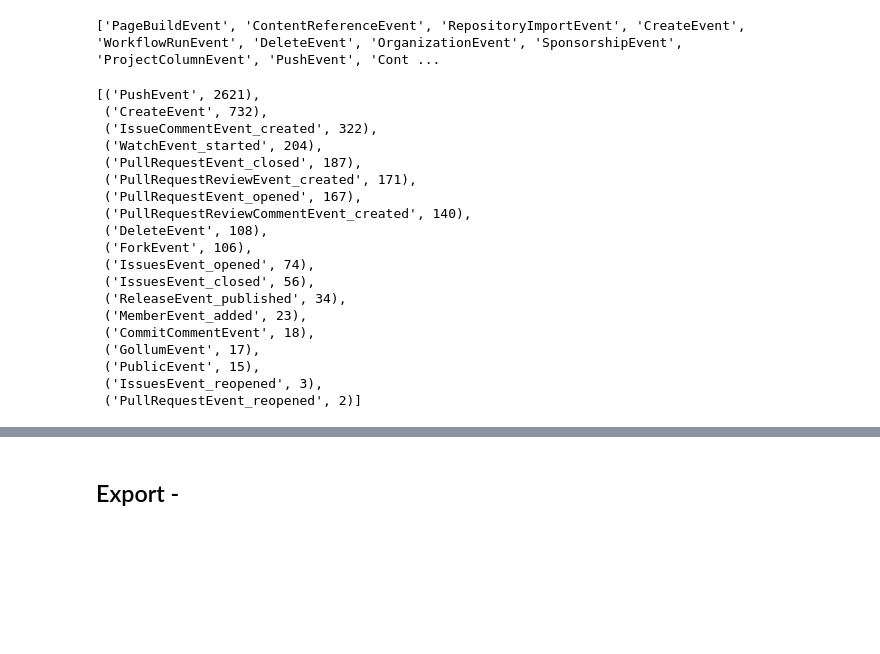
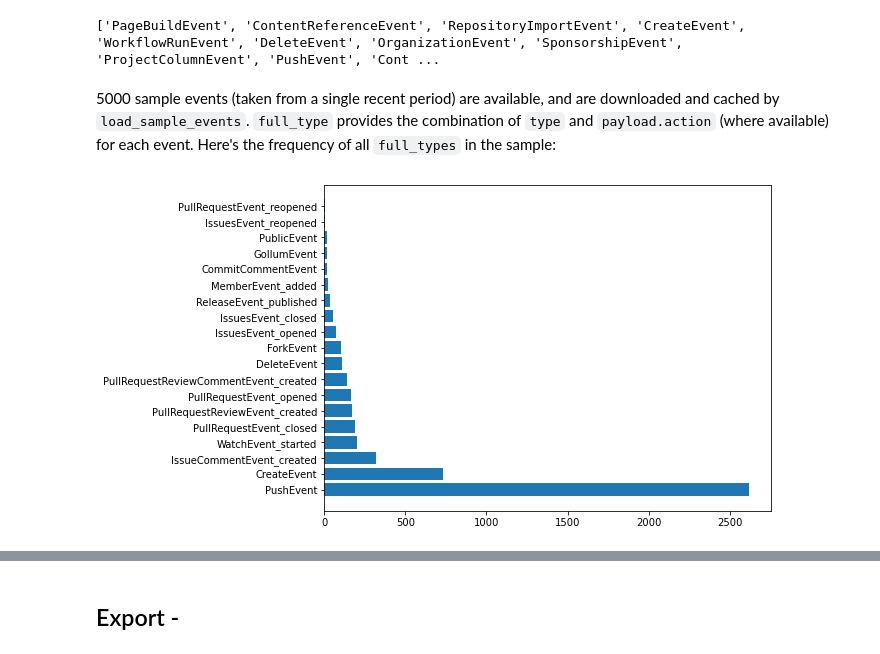
Before and after one commit to fastai/ghapi, a Jupyter notebook: 04_event.ipynb, the cells around one changed output, grey strips where cells are left out. Cells and saved outputs as stored; diff of their text form; code cells hidden in the pictures; blank space fills up the shorter version.

```diff
--- a/04_event.ipynb
+++ b/04_event.ipynb
@@ -137,3 +145,12 @@ def save_sample_events(n=5000):
+# %% [markdown]
+5000 sample events (taken from a single recent period) are available, and are downloaded and cached by `load_sample_events`. `full_type` provides the combination of `type` and `payload.action` (where available) for each event. Here's the frequency of all `full_types` in the sample:
+# %%
+evts = load_sample_events()
+x,y = zip(*Counter([o.full_type for o in evts]).most_common())
+plt.figure(figsize=(8, 6))
+plt.barh(x,y);
+# %% [output]
+[figure, added]
 # %%
 #export
 _all_ = [
@@ -186,26 +197,3 @@ def full_type(self:GhEvent):
-# %%
-from collections import Counter
-Counter([o.full_type for o in evts]).most_common(20)
-# %% [output]
-[('PushEvent', 2621),
- ('CreateEvent', 732),
- ('IssueCommentEvent_created', 322),
- ('WatchEvent_started', 204),
- ('PullRequestEvent_closed', 187),
- ('PullRequestReviewEvent_created', 171),
- ('PullRequestEvent_opened', 167),
- ('PullRequestReviewCommentEvent_created', 140),
- ('DeleteEvent', 108),
- ('ForkEvent', 106),
- ('IssuesEvent_opened', 74),
- ('IssuesEvent_closed', 56),
- ('ReleaseEvent_published', 34),
- ('MemberEvent_added', 23),
- ('CommitCommentEvent', 18),
- ('GollumEvent', 17),
- ('PublicEvent', 15),
- ('IssuesEvent_reopened', 3),
- ('PullRequestEvent_reopened', 2)]
 # %%
 #export
 evt_emojis = dict(
```
Also changed, not shown: parts of 9 cells of this notebook, 3 other files.
